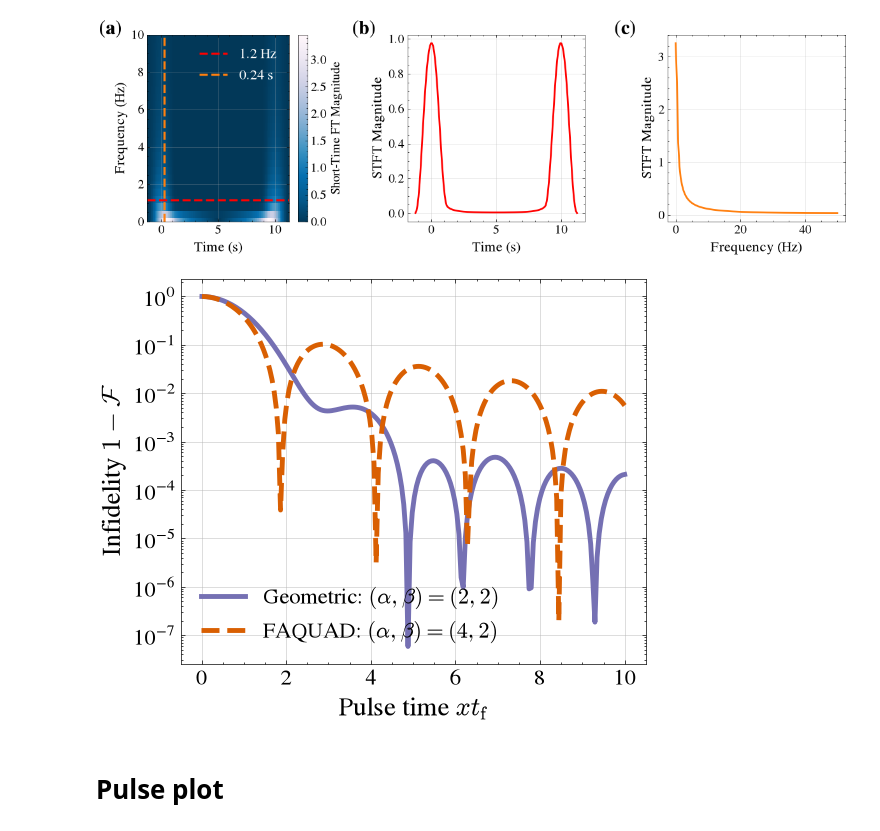
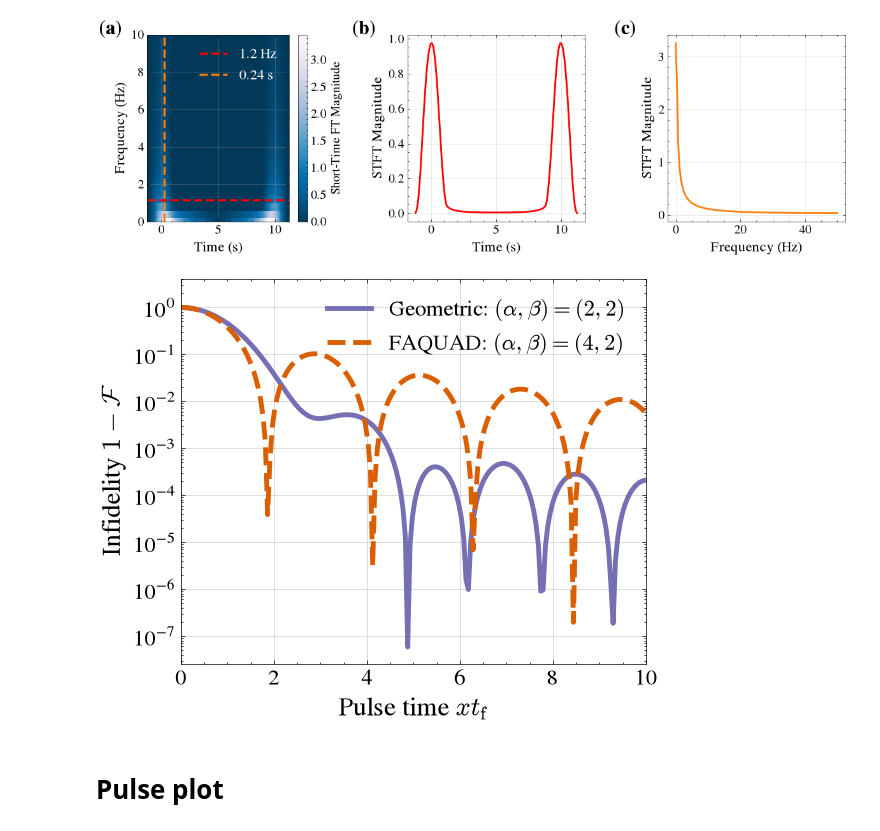
Before and after one commit to geodesiq-control/geodesiq-control, a Jupyter notebook: dev/manuscript_figures.ipynb, the cells around one changed output. Cells and saved outputs as stored; diff of their text form; code cells hidden in the pictures.

Commit message:
New figures

```diff
--- a/dev/manuscript_figures.ipynb
+++ b/dev/manuscript_figures.ipynb
@@ -230,29 +221,31 @@ fig.savefig("figures/LZ_freq_spectrum.pdf")
 # %%
 fig, ax = plt.subplots(figsize=(6, 5))
 
 ax.plot(
     durations, 1 - fidelities_geometric, label=r"Geometric: $(\alpha,\beta)=(2,2)$", lw=linewidth, color=C_GEOMETRIC
 )
 ax.plot(
     durations,
     1 - fidelities_faquad,
     label=r"FAQUAD: $(\alpha,\beta)=(4,2)$",
     lw=linewidth,
     ls="dashed",
     color=C_SPECTRUM,
 )
 
 ax.set_yscale("log")
 ax.set_ylabel(r"Infidelity $1-\mathcal{F}$", fontsize=fontsize_label + 3)
 ax.set_xlabel(r"Pulse time $x t_\text{f}$", fontsize=fontsize_label + 3)
-ax.legend(fontsize=fontsize_label)
+ax.legend(fontsize=fontsize_label, loc="upper right")
 ax.grid(alpha=0.6)
 ax.tick_params(labelsize=16)
+ax.set_xlim(0, max(durations))
+ax.set_ylim(None, 4)
 
 plt.show()
 fig.savefig("figures/landau_zener.pdf")
 # %% [output]
-[figure, old version]
+[figure, new version]
 # %% [markdown]
 # Pulse plot
 # %%
```
Also changed, not shown: parts of 7 cells of this notebook, 5 other files.
